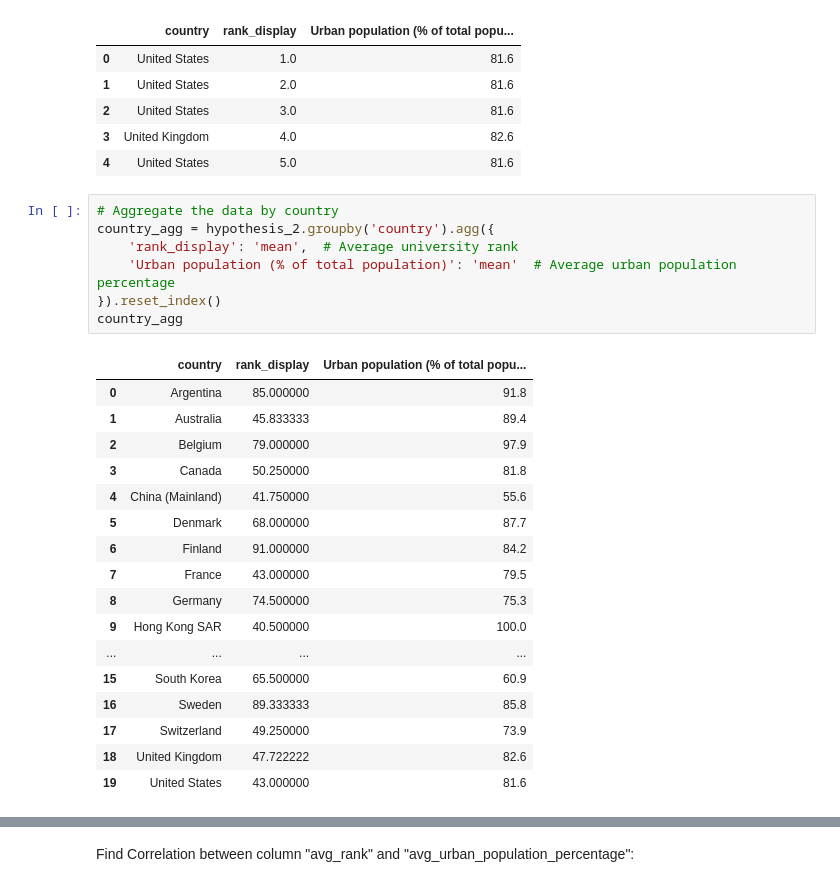
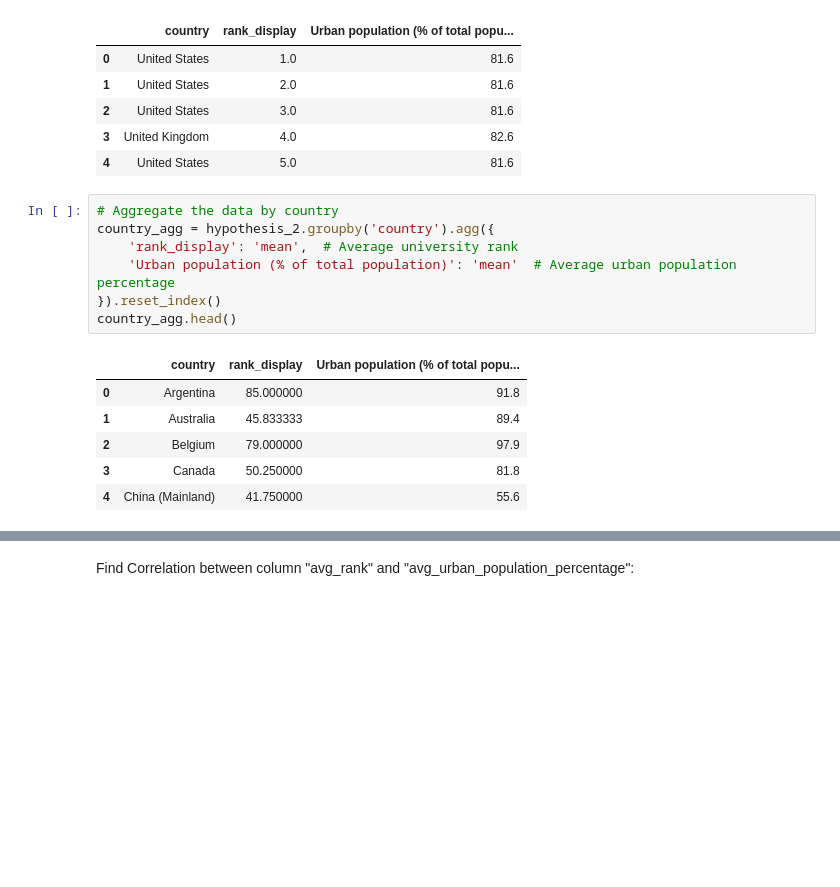
Before and after one commit to DanSun1213/First_Project, a Jupyter notebook: main.ipynb, the cells around one changed output, grey strips where cells are left out. Cells and saved outputs as stored; diff of their text form; blank space fills up the shorter version.

```diff
--- a/main.ipynb
+++ b/main.ipynb
@@ -312,28 +288,17 @@ hypothesis_2.head()
 # %%
 # Aggregate the data by country
 country_agg = hypothesis_2.groupby('country').agg({
     'rank_display': 'mean',  # Average university rank
     'Urban population (% of total population)': 'mean'  # Average urban population percentage
 }).reset_index()
-country_agg
+country_agg.head()
 # %% [output]
 |  | country | rank_display | Urban population (% of total popu... |
 | 0 | Argentina | 85.000000 | 91.8 |
 | 1 | Australia | 45.833333 | 89.4 |
 | 2 | Belgium | 79.000000 | 97.9 |
 | 3 | Canada | 50.250000 | 81.8 |
 | 4 | China (Mainland) | 41.750000 | 55.6 |
-| 5 | Denmark | 68.000000 | 87.7 |
-| 6 | Finland | 91.000000 | 84.2 |
-| 7 | France | 43.000000 | 79.5 |
-| 8 | Germany | 74.500000 | 75.3 |
-| 9 | Hong Kong SAR | 40.500000 | 100.0 |
-| ... | ... | ... | ... |
-| 15 | South Korea | 65.500000 | 60.9 |
-| 16 | Sweden | 89.333333 | 85.8 |
-| 17 | Switzerland | 49.250000 | 73.9 |
-| 18 | United Kingdom | 47.722222 | 82.6 |
-| 19 | United States | 43.000000 | 81.6 |
 # %%
 # Rename columns for clarity
 country_agg.columns = ['country', 'avg_university_rank', 'avg_urban_population_percentage']
```
Also changed, not shown: parts of 11 cells of this notebook, 1 other file.
